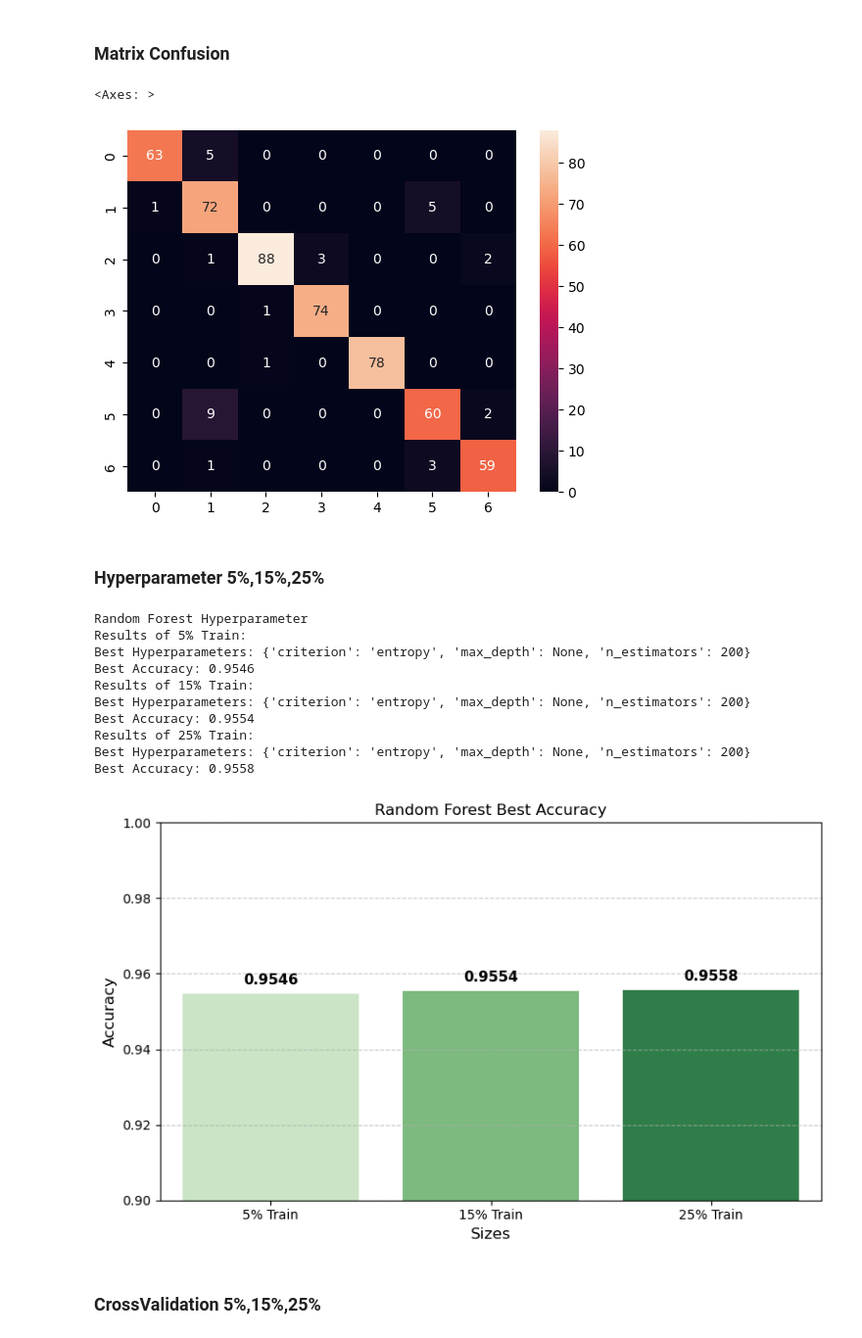
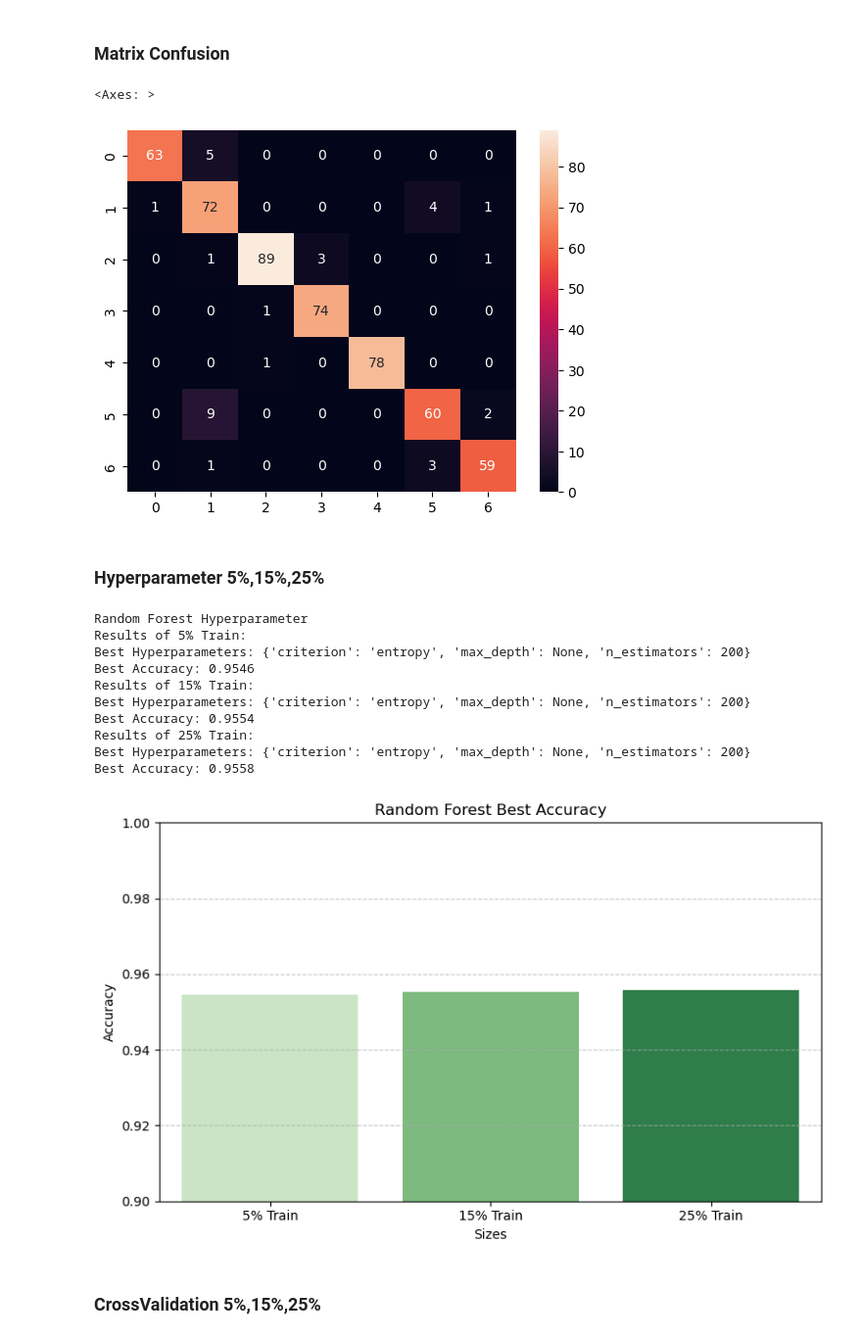
Before and after one commit to 2026362-Silvia/Machine-Learning, a Jupyter notebook: SilviaSolanoMarchini_1st_assessment_ML.ipynb, the cells around one changed output. Shown at 98% size. Cells and saved outputs as stored; diff of their text form; code cells hidden in the pictures.

```diff
--- a/SilviaSolanoMarchini_1st_assessment_ML.ipynb
+++ b/SilviaSolanoMarchini_1st_assessment_ML.ipynb
@@ -576,34 +575,3 @@ print("Columnas en X_test:", X_test_25_scaled.shape[1])
 # %% [output]
 Columnas en X_train: 15
 Columnas en X_test: 15
-# %%
-# Call a method predict by using an object classifier 'cls_svm'
-y_predict_25 = cls_svc.predict(X_test_25_scaled)
-
-# Calculate cm by calling a method named as 'confusion_matrix'
-cm = confusion_matrix(y_test_25, y_predict_25)
-
-# Define labels for the confusion matrix
-labels = ['True Positive', 'False Negative', 'False Positive', 'True Negative']
-
-# Create a heatmap with annotations and sum of rows/columns
-sns.heatmap(cm, annot=True, fmt='d', cmap='Blues', xticklabels=['Predicted 0', 'Predicted 1', 'Sum'], yticklabels=['Actual 0', 'Actual 1', 'Sum'])
-
-# Add labels for TP, FP, TN, FN
-for i in range(len(labels)):
-    plt.text(i % 2 + 0.5, int(i / 2) + 0.75, str(labels[i]) + " = " + str(cm.flatten()[i]), color='red', fontsize=10, ha='center', va='center')
-
-# Add sum of rows and columns
-for i in range(2):
-    plt.text(2.5, i + 0.75, str(cm.sum(axis=1)[i]), color='blue', fontsize=10, ha='center', va='center')
-    plt.text(i + 0.5, 2.75, str(cm.sum(axis=0)[i]), color='blue', fontsize=10, ha='center', va='center')
-
-# Add overall sum
-plt.text(2.5, 2.75, str(cm.sum()), color='blue', fontsize=12, ha='center', va='center')
-
-# Add Type I and Type II labels
-plt.text(0.5, 2.9, f"Type I Error (False Positive) = {cm[1, 0]}", color='purple', fontsize=10, ha='center', va='center')
-plt.text(1.5, 2.9, f"Type II Error (False Negative) = {cm[0, 1]}", color='purple', fontsize=10, ha='left', va='center')
-
-# Show the plot
-plt.show()
@@ -625,8 +591,7 @@ print("Hyperparameter in SVC" )
 # Loop of GridSearchCV
 results_list = []
 for name, (X_train, y_train) in splits.items():
-    grid_svc = GridSearchCV(
-        estimator=SVC(random_state=42), param_grid=param_grid_svc, cv=5, scoring='accuracy',n_jobs=-1)
+    grid_svc = GridSearchCV(estimator=SVC(random_state=42), param_grid=param_grid_svc, cv=5, scoring='accuracy',n_jobs=-1)
 
     # Train the search
     grid_svc.fit(X_train, y_train)
@@ -740,8 +705,7 @@ weighted avg       0.81      0.81      0.80       528
 neighbors = np.arange(1, 11)   # number of neighbors
 
 # Split in 5%,15% and 25%
-splits = {"5% Train": (X_train_5_scaled, y_train_5, X_test_5_scaled, y_test_5), "15% Train": (X_train_15_scaled, y_train_15, X_test_15_scaled, y_test_15),
-          "25% Train": (X_train_25_scaled, y_train_25, X_test_25_scaled, y_test_25)}
+splits = {"5% Train": (X_train_5_scaled, y_train_5, X_test_5_scaled, y_test_5), "15% Train": (X_train_15_scaled, y_train_15, X_test_15_scaled, y_test_15), "25% Train": (X_train_25_scaled, y_train_25, X_test_25_scaled, y_test_25)}
 
 # Graph every split in loop
 for name, (X_train, y_train, X_test, y_test) in splits.items():
@@ -851,13 +811,13 @@ dtype: float64
 ### Matrix Confusion
 # %%
 # Matrix de confusion using RF
-cm_rf = confusion_matrix(y_test_25, y_pred_25_rf)
+cm_rf = confusion_matrix(y_test_25, y_predict_25_rf)
 
 # Call a method heatmap() to plot confusion matrix
 sns.heatmap(cm_rf, annot = True)
 # %% [output]
 <Axes: >
-[figure, old version]
+[figure, new version]
 # %% [markdown]
 ### Hyperparameter 5%,15%,25%
 # %%
@@ -887,38 +847,36 @@ for name, (X_train, y_train) in splits.items():
 
    # Print
   print(f'Results of {name}:')
   print(f'Best Hyperparameters: {grid_rf.best_params_}')
   print(f'Best Accuracy: {grid_rf.best_score_:.4f}')
 
 # Convert the data
 df_rf_results = pd.DataFrame(rf_results_list)
 
 # Graph
 plt.figure(figsize=(8, 5))
 ax = sns.barplot(data=df_rf_results, x='Split', y='Best Accuracy', palette='Greens')
 
 # Print
-for p in ax.patches:
-  ax.annotate(f'{p.get_height():.4f}', (p.get_x() + p.get_width() / 2.0, p.get_height()), ha='center', va='bottom', fontsize=11, fontweight='bold', xytext=(0, 5), textcoords='offset points')
 plt.ylim(0.90, 1.0)
 plt.title('Random Forest Best Accuracy')
-plt.xlabel('Sizes', fontsize=12)
-plt.ylabel('Accuracy', fontsize=12)
+plt.xlabel('Sizes')
+plt.ylabel('Accuracy')
 plt.grid(axis='y', linestyle='--', alpha=0.7)
 plt.tight_layout()
 plt.show()
 # %% [output]
 Random Forest Hyperparameter
 Results of 5% Train:
 Best Hyperparameters: {'criterion': 'entropy', 'max_depth': None, 'n_estimators': 200}
 Best Accuracy: 0.9546
 Results of 15% Train:
 Best Hyperparameters: {'criterion': 'entropy', 'max_depth': None, 'n_estimators': 200}
 Best Accuracy: 0.9554
 Results of 25% Train:
 Best Hyperparameters: {'criterion': 'entropy', 'max_depth': None, 'n_estimators': 200}
 Best Accuracy: 0.9558
-[figure, old version]
+[figure, new version]
 # %% [markdown]
 ### CrossValidation 5%,15%,25%
 # %%
```
Also changed, not shown: parts of 21 cells of this notebook.
